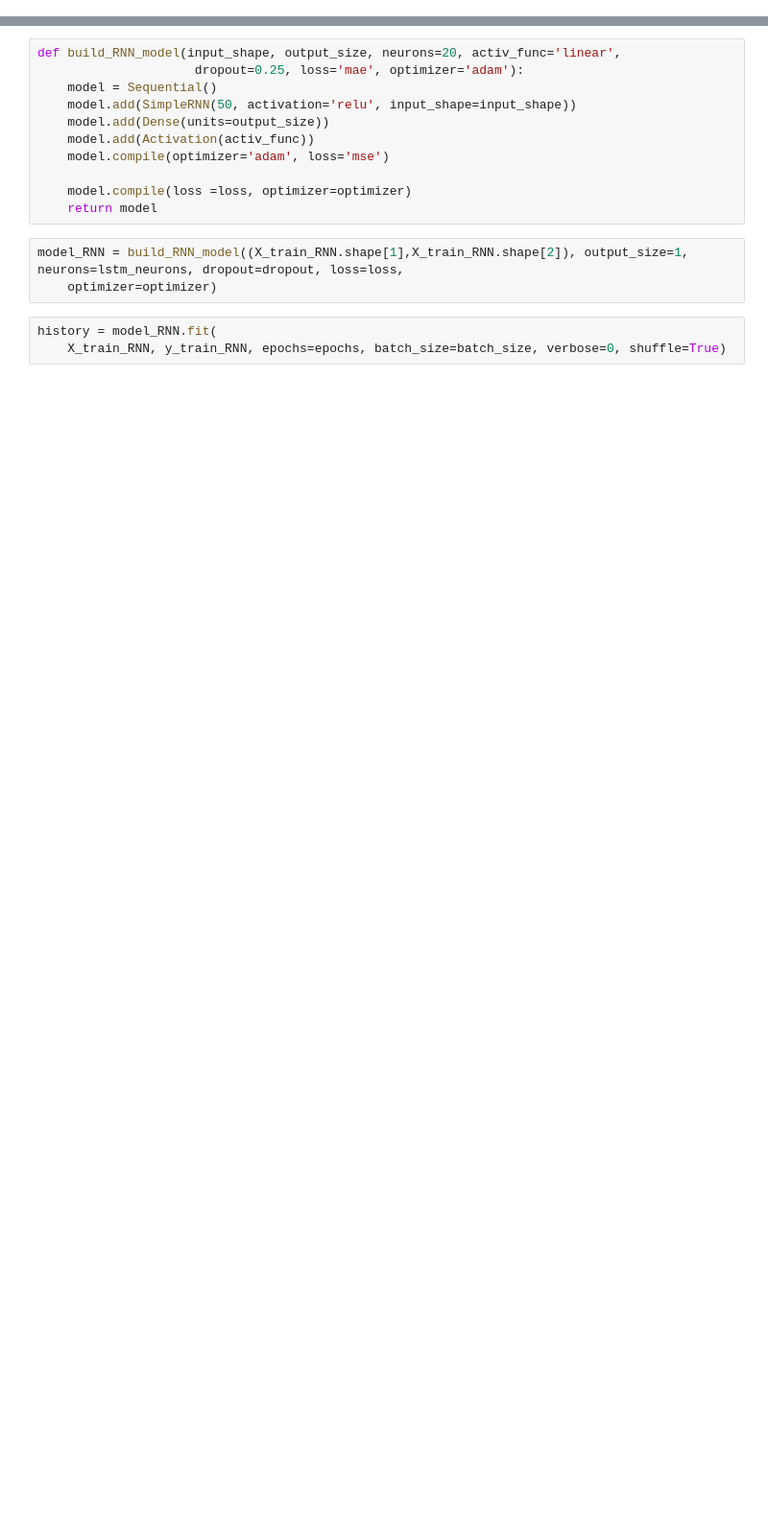
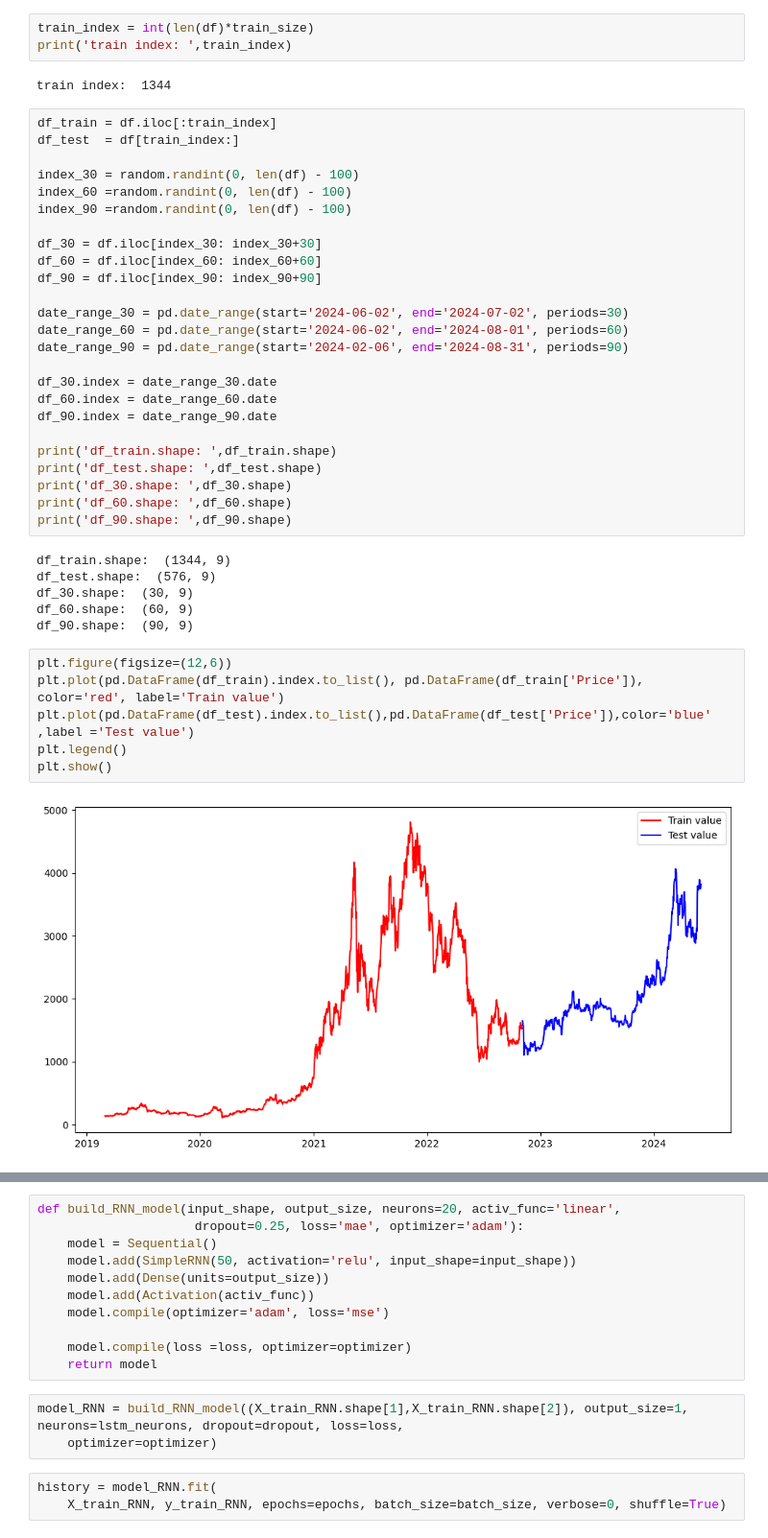
Before and after one commit to vmhoang1703/IS403-Project-Group13, a Jupyter notebook: Ethereum/ETH_7_3.ipynb, the cells around one changed output, grey strips where cells are left out. Shown: that part at 96% size. Saved outputs shown, nothing was run; the diff lists cells and outputs as text; blank space fills up the shorter version.

```diff
--- a/Ethereum/ETH_7_3.ipynb
+++ b/Ethereum/ETH_7_3.ipynb
@@ -621,0 +116,44 @@ X_90_RNN = X_90_scale.values.reshape((X_90_scale.shape[0], 1, X_90_scale.shape[1
+# %%
+train_index = int(len(df)*train_size)
+print('train index: ',train_index)
+# %% [output]
+train index:  1344
+# %%
+df_train = df.iloc[:train_index]
+df_test  = df[train_index:]
+
+index_30 = random.randint(0, len(df) - 100)
+index_60 =random.randint(0, len(df) - 100)
+index_90 =random.randint(0, len(df) - 100)
+
+df_30 = df.iloc[index_30: index_30+30]
+df_60 = df.iloc[index_60: index_60+60]
+df_90 = df.iloc[index_90: index_90+90]
+
+date_range_30 = pd.date_range(start='2024-06-02', end='2024-07-02', periods=30)
+date_range_60 = pd.date_range(start='2024-06-02', end='2024-08-01', periods=60)
+date_range_90 = pd.date_range(start='2024-02-06', end='2024-08-31', periods=90)
+
+df_30.index = date_range_30.date
+df_60.index = date_range_60.date
+df_90.index = date_range_90.date
+
+print('df_train.shape: ',df_train.shape)
+print('df_test.shape: ',df_test.shape)
+print('df_30.shape: ',df_30.shape)
+print('df_60.shape: ',df_60.shape)
+print('df_90.shape: ',df_90.shape)
+# %% [output]
+df_train.shape:  (1344, 9)
+df_test.shape:  (576, 9)
+df_30.shape:  (30, 9)
+df_60.shape:  (60, 9)
+df_90.shape:  (90, 9)
+# %%
+plt.figure(figsize=(12,6))
+plt.plot(pd.DataFrame(df_train).index.to_list(), pd.DataFrame(df_train['Price']), color='red', label='Train value')
+plt.plot(pd.DataFrame(df_test).index.to_list(),pd.DataFrame(df_test['Price']),color='blue' ,label ='Test value')
+plt.legend()
+plt.show()
+# %% [output]
+[figure, added]
```
Also changed, not shown: parts of 208 cells of this notebook.
